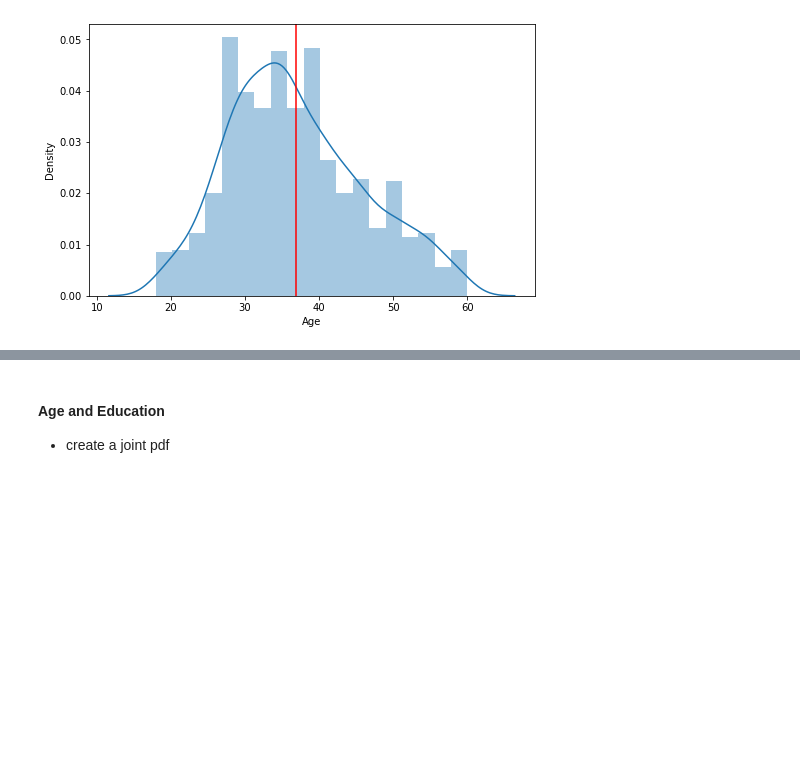
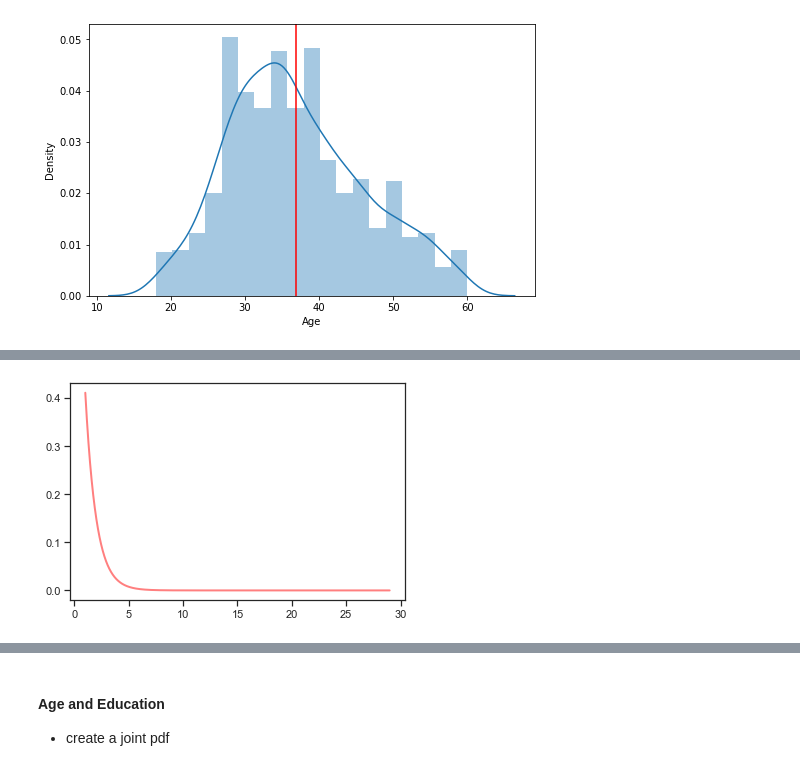
Before and after one commit to rage-against-the-machine-learning/simulate-employee-attrition, a Jupyter notebook: notebooks/2021-10-16-Data-EDA.ipynb, the cells around one changed output, grey strips where cells are left out. Saved outputs shown, nothing was run; the diff lists cells and outputs as text; code cells hidden in the pictures; blank space fills up the shorter version.

Commit message:
added expo for distance from home

```diff
--- a/notebooks/2021-10-16-Data-EDA.ipynb
+++ b/notebooks/2021-10-16-Data-EDA.ipynb
@@ -105,0 +99,16 @@ age_fig.savefig('../reports/figures/age-distribution.png')
+# %%
+import scipy.stats as ss
+
+def plot_exponential(x_range, mu=0, sigma=1, cdf=False, **kwargs):
+    '''
+    Plots the exponential distribution function for a given x range
+    If mu and sigma are not provided, standard exponential is plotted
+    If cdf=True cumulative distribution is plotted
+    Passes any keyword arguments to matplotlib plot function
+    '''
+    x = x_range
+    if cdf:
+        y = ss.expon.cdf(x, mu, sigma)
+    else:
+        y = ss.expon.pdf(x, mu, sigma)
+    plt.plot(x, y, **kwargs)
@@ -105,0 +127,6 @@ age_fig.savefig('../reports/figures/age-distribution.png')
+# %%
+x = np.linspace(min(ibm['DistanceFromHome']), max(ibm['DistanceFromHome']), 5000)
+plot_exponential(x, 1/9, 1, color='red', lw=2, ls='-', alpha=0.5)
+# x = np.linspace(min(ibm['DistanceFromHome']), max(ibm['DistanceFromHome']), 5000)
+# %% [output]
+[figure, added]
```
Also changed, not shown: parts of 29 cells of this notebook.
